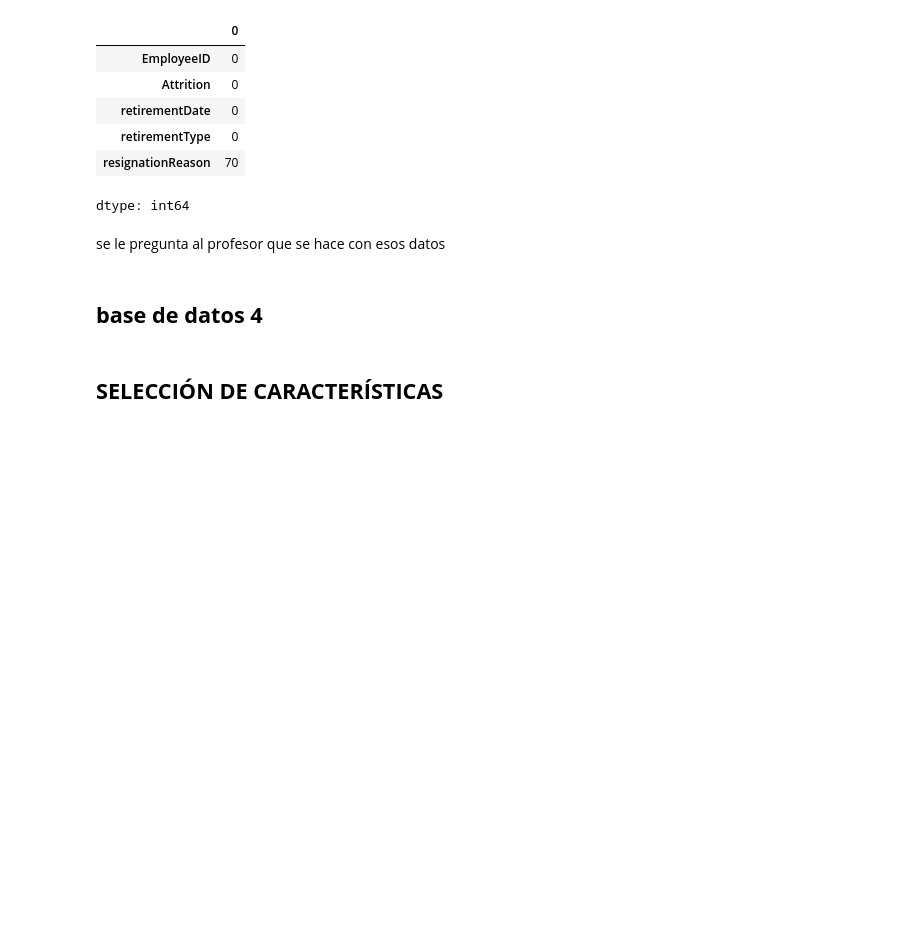
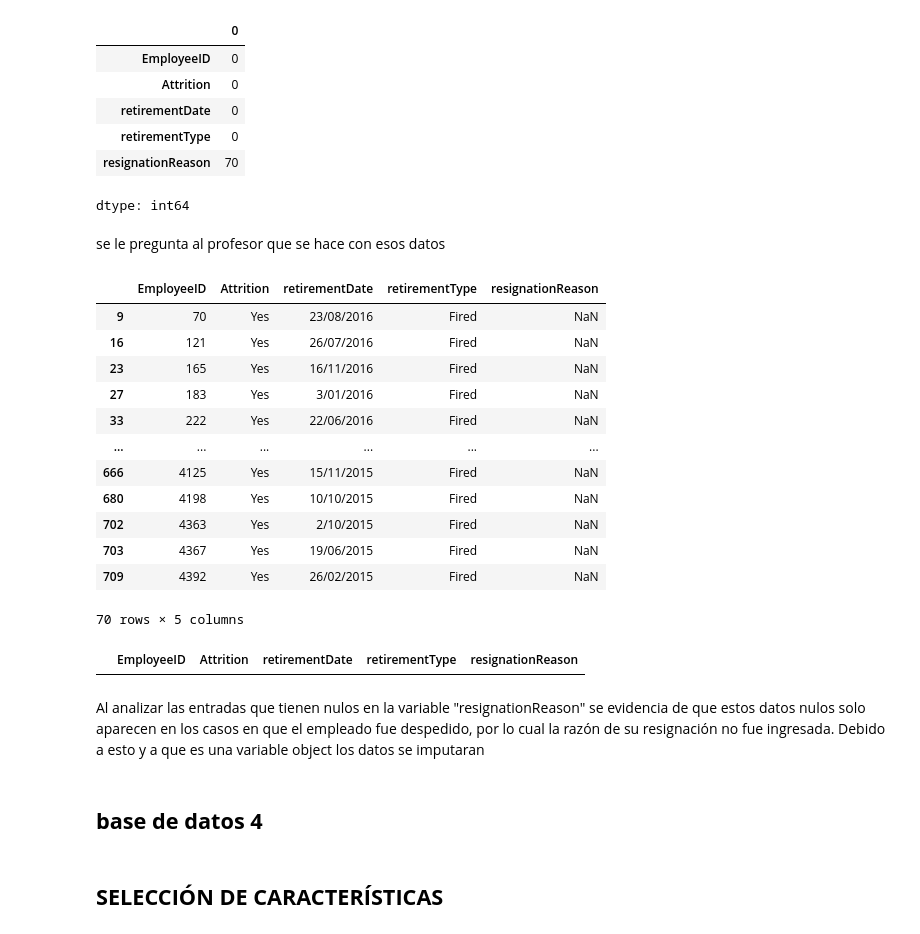
Before and after one commit to auramolina/Anal-tica-en-recursos-humanos, a Jupyter notebook: giberto1.ipynb, the cells around one changed output. Cells and saved outputs as stored; diff of their text form; code cells hidden in the pictures; blank space fills up the shorter version.

```diff
--- a/giberto1.ipynb
+++ b/giberto1.ipynb
@@ -388,6 +383,29 @@ retirement_info.isnull().sum()
 dtype: int64
 # %% [markdown]
 se le pregunta al profesor que se hace con esos datos
+# %%
+retirement_info[retirement_info['resignationReason'].isnull()]
+# %% [output]
+|  | EmployeeID | Attrition | retirementDate | retirementType | resignationReason |
+| 9 | 70 | Yes | 23/08/2016 | Fired | NaN |
+| 16 | 121 | Yes | 26/07/2016 | Fired | NaN |
+| 23 | 165 | Yes | 16/11/2016 | Fired | NaN |
+| 27 | 183 | Yes | 3/01/2016 | Fired | NaN |
+| 33 | 222 | Yes | 22/06/2016 | Fired | NaN |
+| ... | ... | ... | ... | ... | ... |
+| 666 | 4125 | Yes | 15/11/2015 | Fired | NaN |
+| 680 | 4198 | Yes | 10/10/2015 | Fired | NaN |
+| 702 | 4363 | Yes | 2/10/2015 | Fired | NaN |
+| 703 | 4367 | Yes | 19/06/2015 | Fired | NaN |
+| 709 | 4392 | Yes | 26/02/2015 | Fired | NaN |
+70 rows × 5 columns
+# %%
+iden = retirement_info[retirement_info['resignationReason'].isnull() & (retirement_info['retirementType'] == 'Resignation')]
+iden
+# %% [output]
+|  | EmployeeID | Attrition | retirementDate | retirementType | resignationReason |
+# %% [markdown]
+Al analizar las entradas que tienen nulos en la variable "resignationReason" se evidencia de que estos datos nulos solo aparecen en los casos en que el empleado fue despedido, por lo cual la razón de su resignación no fue ingresada. Debido a esto y a que es una variable object los datos se imputaran
 # %% [markdown]
 ## <font color='0c2054'> **base de datos 4** </font>
 # %% [markdown]
```
Also changed, not shown: parts of 7 cells of this notebook.
